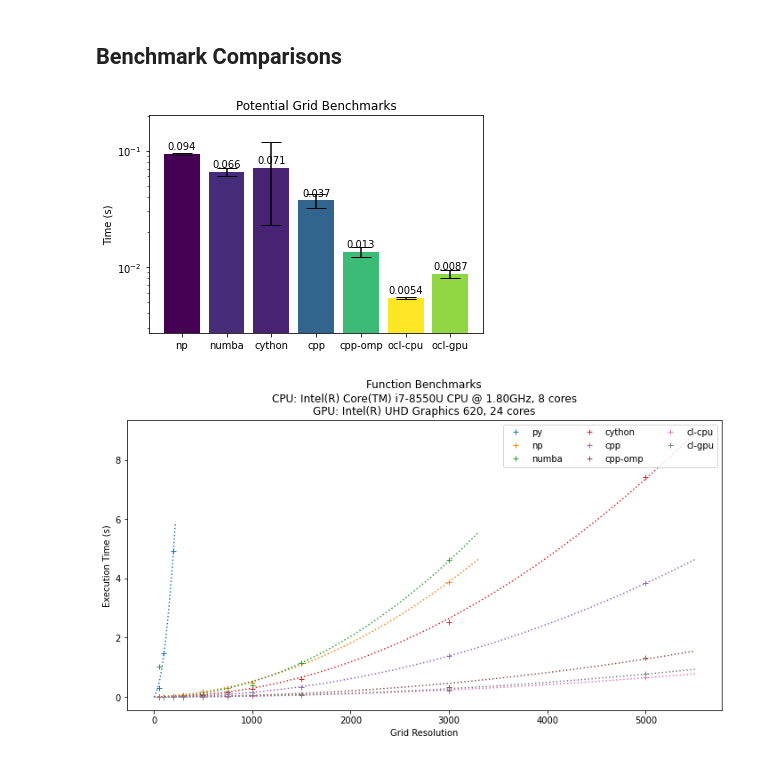
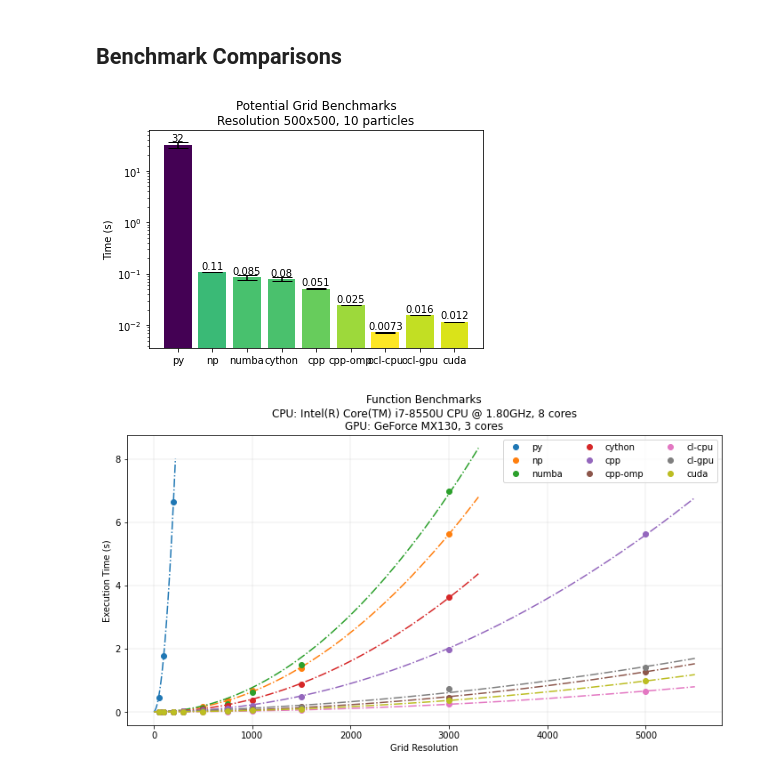
Before and after one commit to hsaunders1904/PyHPC, a Jupyter notebook: HPC.ipynb, the cells around one changed output. Saved outputs shown, nothing was run; the diff lists cells and outputs as text; code cells hidden in the pictures.

Commit message:
Add PyCuda example to Jupyter Notebook

```diff
--- a/HPC.ipynb
+++ b/HPC.ipynb
@@ -124,11 +127,11 @@ def potential_numba(particle_coords, grid_resolution, charges):
 
     # Increment the matrix for each particle
     num_particles = particle_coords.shape[0]
-    for i, coords in enumerate(particle_coords):
+    for coords, charge in zip(particle_coords, charges):
         delta_x = np.square(xx - coords[0])
         delta_y = np.square(yy - coords[1])
         distance = np.sqrt(delta_x + delta_y)
-        potential_grid -= charges[i]*np.log(distance)
+        potential_grid -= charge*np.log(distance)
 
     return potential_grid
 
@@ -317,7 +325,7 @@ class PotentialCL:
         charges_buf = self._get_buffer(charges, "READ_ONLY")
         potential_grid_buf = self._get_buffer(potential_grid, "WRITE_ONLY")
 
-        global_id_sizes = (grid_resolution, grid_resolution,)
+        global_id_sizes = (math.ceil(grid_resolution/4)*4, math.ceil(grid_resolution/4)*4,)
         kernel_args = (
             x_pos_buf,
             y_pos_buf,
@@ -386,0 +495,8 @@ benchmarks["ocl-gpu"] = %timeit -o potential_cl_gpu(PARTICLE_COORDS, GRID_RESOLU
+# %%
+potential_cuda = PotentialCuda(cuda_kernel, cuda_func_name)
+potential_grid_cuda = potential_cuda(
+    PARTICLE_COORDS, GRID_RESOLUTION, CHARGES
+)
+plot_potential_grid(potential_grid_cuda)
+
+functions_dict["cuda"] = potential_cuda
@@ -386,0 +505,2 @@ benchmarks["ocl-gpu"] = %timeit -o potential_cl_gpu(PARTICLE_COORDS, GRID_RESOLU
+# %%
+benchmarks["cuda"] = %timeit -o potential_cuda(PARTICLE_COORDS, GRID_RESOLUTION, CHARGES)
@@ -389,25 +511,27 @@ benchmarks["ocl-gpu"] = %timeit -o potential_cl_gpu(PARTICLE_COORDS, GRID_RESOLU
 # %%
 import plotting
 
 funcs = []
 times = []
 stdevs = []
 for func_name, result in benchmarks.items():
     funcs.append(func_name)
     times.append(result.average)
     stdevs.append(result.stdev)
 
 fig, ax = plotting.plot_bar_chart(
     funcs,
     times,
     yerr=stdevs,
     yscale="Log",
     capsize=10,
-    title="Potential Grid Benchmarks",
+    title=(f"Potential Grid Benchmarks\n"
+           f"Resolution {GRID_RESOLUTION}x{GRID_RESOLUTION}, "
+           f"{len(PARTICLE_COORDS)} particles"),
     ylabel="Time (s)"
 );
 # %% [output]
-[figure, old version]
+[figure, new version]
 # %%
 from time import time
 
@@ -440,16 +565,23 @@ def quadratic(x, a, b):
 fig, ax = plt.subplots(figsize=(12, 6))
 for func_name, times in func_times.items():
     x = grid_resolutions[:len(times)]
-    ax.plot(x, times, label=func_name, marker="+", linestyle="")
+    ax.plot(
+        x,
+        times,
+        label=func_name,
+        marker="o",
+        linestyle=""
+    )
 
     # Fit quadratic to benchmarks; we expect time to scale
     # as grid_resolution^2
-    popt, _ = curve_fit(quadratic, x, times, bounds=([0, 0], [np.inf, np.inf]))
+    popt, _ = curve_fit(quadratic, x, times,
+                        bounds=([0, 0], [np.inf, np.inf]))
     x_space = np.linspace(0, x[-1]*1.1, 200)
     ax.plot(
         x_space,
         quadratic(x_space, *popt),
-        linestyle=":",
+        linestyle="-.",
         marker="",
         color=ax.lines[-1].get_color()
     )
@@ -459,9 +591,11 @@ gpu_device = get_device('GPU', GPU_NAME)
 ax.set_title(
     f"Function Benchmarks\n"
     f"CPU: {cpu_device.name}, {cpu_device.max_compute_units} cores\n"
-    f"GPU: {gpu_device.name}, {gpu_device.max_compute_units} cores")
+    f"GPU: {gpu_device.name}, {gpu_device.max_compute_units} cores"
+)
 ax.set_xlabel("Grid Resolution")
 ax.set_ylabel("Execution Time (s)")
+ax.grid(linewidth=0.2)
 ax.legend(ncol=3, loc="upper right");
 # %% [output]
-[figure, old version]
+[figure, new version]
```
Also changed, not shown: parts of 28 cells of this notebook.
